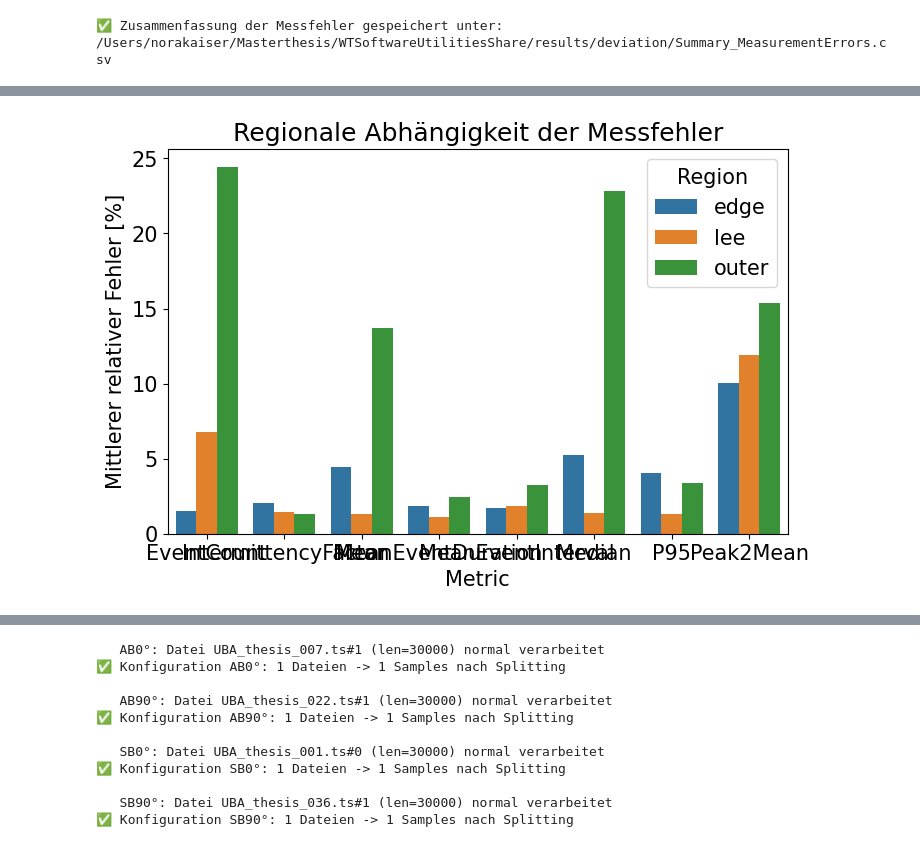
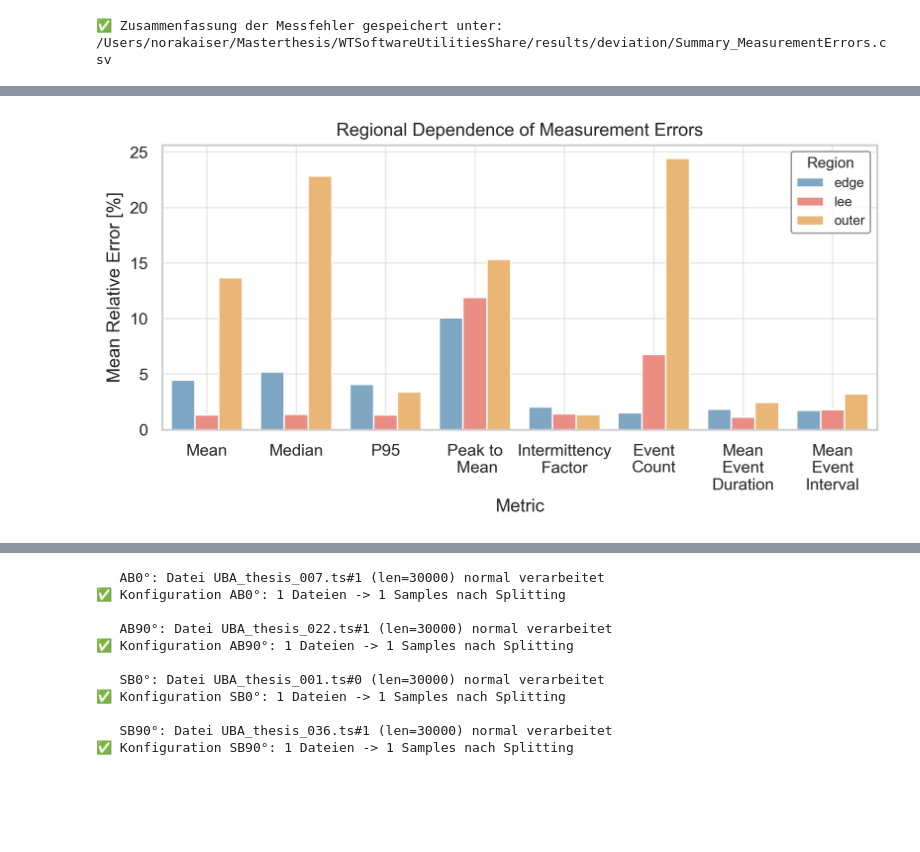
Before and after one commit to noradoralaexploradora/windtunnelsofware, a Jupyter notebook: DataAnalysis.ipynb, the cells around one changed output, grey strips where cells are left out. Drawn from its saved outputs; the diff is of its cells as text; code cells hidden in the pictures; blank space fills up the shorter version.

```diff
--- a/DataAnalysis.ipynb
+++ b/DataAnalysis.ipynb
@@ -782,3 +782,10 @@ print(f"✅ Zusammenfassung der Messfehler gespeichert unter: {save_summary}")
 | 1 | IntermittencyFactor | 22 | 1.45 | 1.10 | 3.75 |
 | 3 | MeanEventDuration | 22 | 1.67 | 1.56 | 3.65 |
 ✅ Zusammenfassung der Messfehler gespeichert unter: /Users/norakaiser/Masterthesis/WTSoftwareUtilitiesShare/results/deviation/Summary_MeasurementErrors.csv
+# %%
+# absolute Pfadangabe zur Datei
+style_path = os.path.join(output_path, "thesis_style.mplstyle")
+
+# Stil aktivieren
+plt.style.use(style_path)
+plt.rcParams["font.family"]
@@ -809,4 +879,19 @@ plt.show()
 # %%
+import os
+import pandas as pd
+import matplotlib.pyplot as plt
+import seaborn as sns
+
+# -------------------------------------------------------
+# 📄 Load thesis style (fonts, dpi, layout)
+# -------------------------------------------------------
+style_path = os.path.join(output_path, "thesis_style.mplstyle")
+plt.style.use(style_path)
+sns.set_theme(style="whitegrid")
+
+# -------------------------------------------------------
+# 📊 Region mapping & aggregation
+# -------------------------------------------------------
 region_map = {
     "Point1": "lee",
     "Point2": "lee",
@@ -819,15 +904,80 @@ region_map = {
 }
 
 df_deriv_all["Region"] = df_deriv_all["Point"].map(region_map)
+
 df_region_summary = (
     df_deriv_all.groupby(["Region", "Metric"])["RelError(%)"]
     .agg(["mean", "std", "count"])
     .reset_index()
 )
-display(df_region_summary)
-plt.figure(figsize=(8,5))
-sns.barplot(data=df_region_summary, x="Metric", y="mean", hue="Region", capsize=0.2)
-plt.ylabel("Mittlerer relativer Fehler [%]")
-plt.title("Regionale Abhängigkeit der Messfehler")
+
+# -------------------------------------------------------
+# 🔤 Metric label mapping (original order)
+# -------------------------------------------------------
+metric_order = [
+    "Mean",
+    "Median",
+    "P95",
+    "Peak2Mean",
+    "IntermittencyFactor",
+    "EventCount",
+    "MeanEventDuration",
+    "MeanEventInterval",
+]
+
+metric_labels = {
+    "Mean": "Mean",
+    "Median": "Median",
+    "P95": "P95",
+    "Peak2Mean": "Peak to\n Mean",
+    "IntermittencyFactor": "Intermittency\nFactor",
+    "EventCount": "Event\nCount",
+    "MeanEventDuration": "Mean Event\nDuration",
+    "MeanEventInterval": "Mean Event\nInterval",
+}
+
+df_region_summary["MetricLabel"] = df_region_summary["Metric"].map(metric_labels)
+
+# -------------------------------------------------------
+# 🎨 Soft digital palette (blue – pink – yellow)
+# -------------------------------------------------------
+soft_palette = ["#74a9cf", "#fb8072", "#fdb863"]  # pastel blue, pink, light yellow
+
+# -------------------------------------------------------
+# 📊 Barplot
+# -------------------------------------------------------
+fig, ax = plt.subplots(figsize=(7.5, 4))
+
+sns.barplot(
+    data=df_region_summary,
+    x="MetricLabel",
+    y="mean",
+    hue="Region",
+    ax=ax,
+    order=[metric_labels[m] for m in metric_order],
+    palette=soft_palette,
+    edgecolor=None,
+    capsize=0.15,
+    err_kws={"linewidth": 1.0},
+)
+
+# -------------------------------------------------------
+# 🧭 Axes, labels, grid
+# -------------------------------------------------------
+ax.set_xlabel("Metric")
+ax.set_ylabel("Mean Relative Error [%]")
+ax.set_title("Regional Dependence of Measurement Errors", pad=6)
+ax.grid(True, linestyle="-", alpha=0.4)
+
+# Legend: smaller font, frame visible
+ax.legend(title="Region", frameon=True, edgecolor="gray", fontsize=9, title_fontsize=10)
+
+# Fix x-tick layout (replace spaces except 'Peak / Mean')
+labels = [lbl.get_text().replace(" ", "\n") if "Peak" not in lbl.get_text() else lbl.get_text()
+          for lbl in ax.get_xticklabels()]
+ax.set_xticks(range(len(labels)))
+ax.set_xticklabels(labels)
+
+plt.tight_layout()
 plt.show()
 # %% [output]
@@ -851,2 +984,2 @@ plt.show()
-[figure, old version]
+[figure, new version]
 # %%
```
Also changed, not shown: parts of 10 cells of this notebook.
